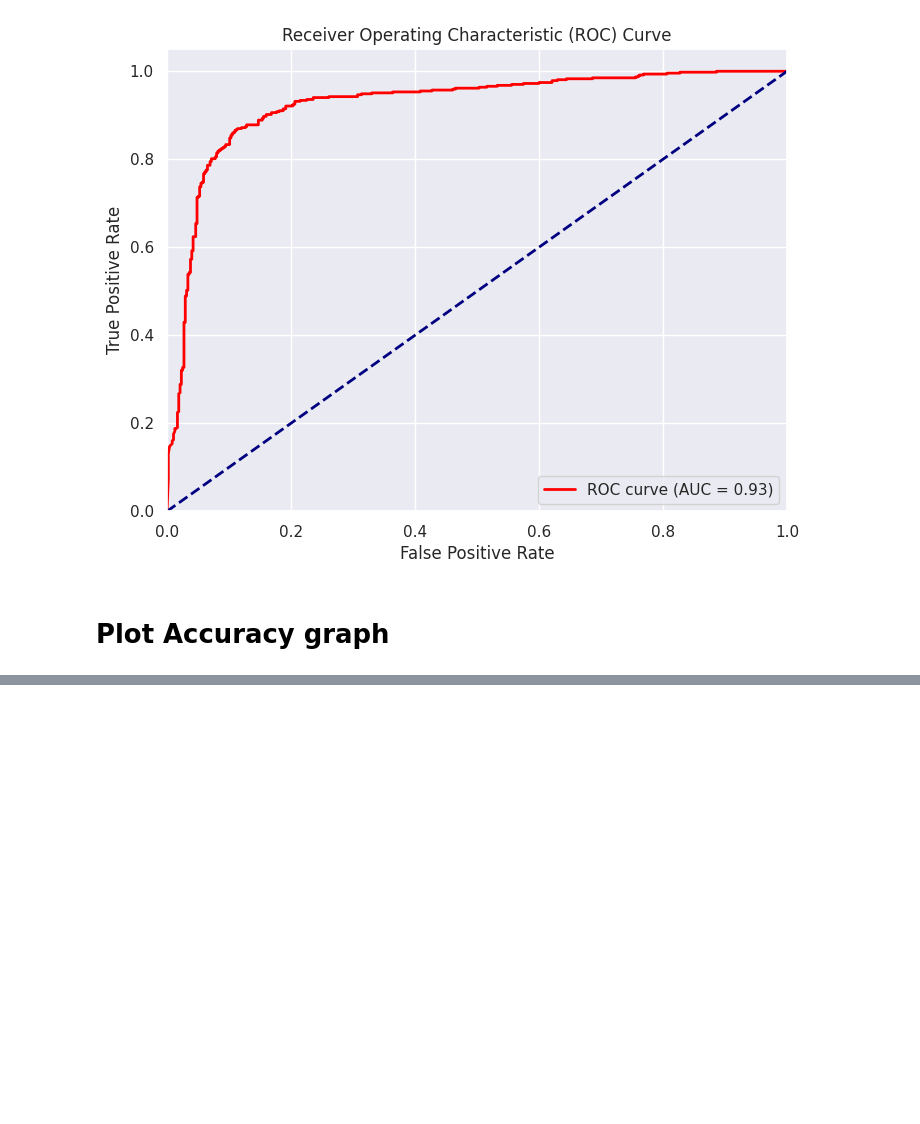
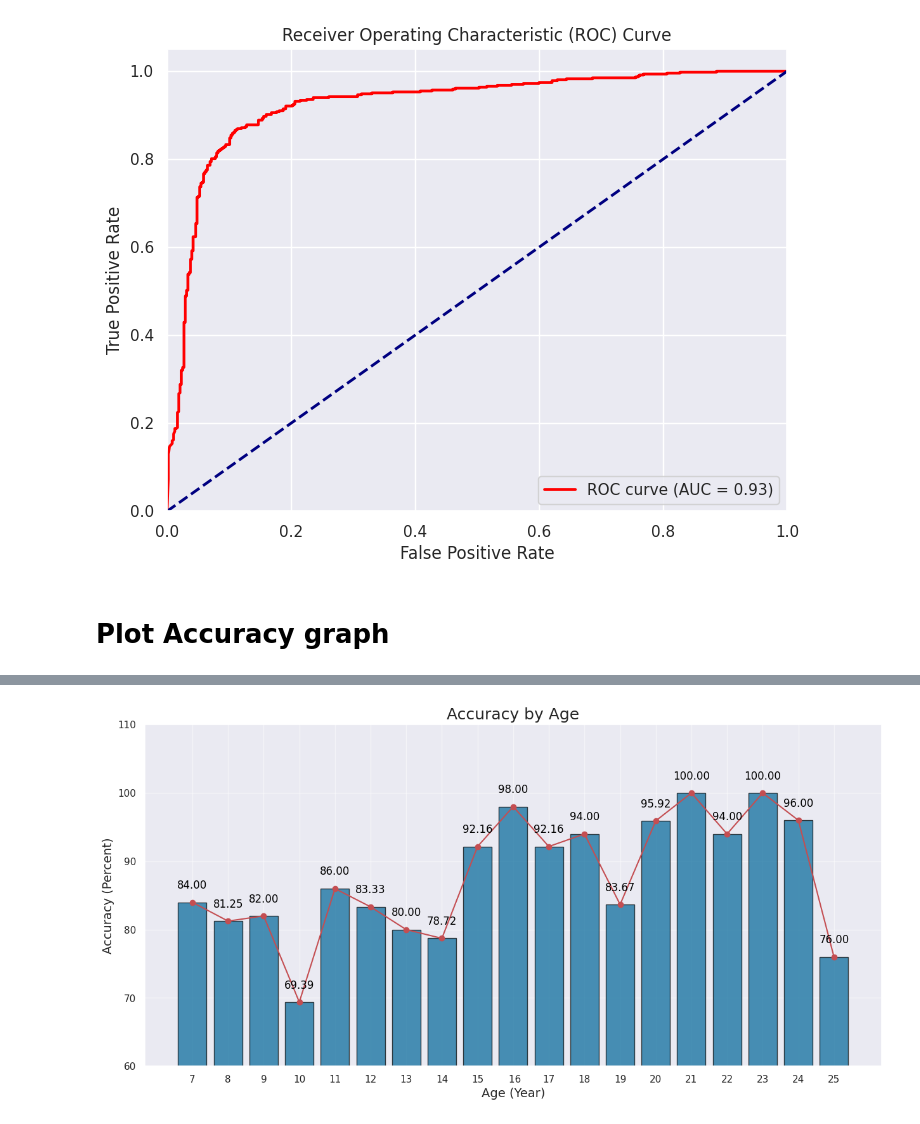
Before and after one commit to nattntn/EfficientNet_Classification_DeepTooth, a Jupyter notebook: 224_05_Predict_Class_Func.ipynb, the cells around one changed output, grey strips where cells are left out. Cells and saved outputs as stored; diff of their text form; code cells hidden in the pictures; blank space fills up the shorter version.

```diff
--- a/224_05_Predict_Class_Func.ipynb
+++ b/224_05_Predict_Class_Func.ipynb
@@ -2291,0 +2417,28 @@ plt.show();
+# %%
+import matplotlib.pyplot as plt
+plt.figure(figsize=(15,7))
+ages = ['7', '8', '9', '10', '11', '12', '13', '14', '15',' 16', '17', '18', '19', '20', '21', '22', '23', '24', '25']
+accuracy = [84.00, 81.25, 82.00, 69.39, 86.00, 83.33, 80.00, 78.72, 92.16, 98.00, 92.16, 94.00, 83.67, 95.92, 100.00, 94.00, 100.00, 96.00, 76.00]
+#colors = [ '#051414','#0a2929','#0f3d3d', '#145252', '#196666', '#1f7a7a', '#248f8f', '#29a3a3', '#2eb8b8', '#33cccc', '#47d1d1','#5cd6d6', '#70dbdb', '#85e0e0', '#99e6e6', '#adebeb', '#c2f0f0', '#d6f5f5','#ebfafa']
+
+# สร้างกราฟแท่ง
+plt.subplot()
+bars = plt.bar(ages, accuracy, width = 0.8, color = '#006699', alpha=0.7, edgecolor='black', linewidth=1)
+plt.subplot()
+plt.plot(ages, accuracy,'ro-')
+
+plt.xticks(range(len(ages)), ages)
+plt.xlabel('Age (Year)', fontsize=14)
+plt.ylabel('Accuracy (Percent)',fontsize=14)
+plt.title('Accuracy by Age', fontsize=18)
+plt.grid(True, alpha=0.5)
+plt.ylim(60, 110)  # กำหนดช่วงค่าบนแกน y
+
+# Add text labels for accuracy above each bar
+for bar, accuracy in zip(bars, accuracy):
+    plt.text(bar.get_x() + bar.get_width() / 1 - 0.4, accuracy + 2, f'{accuracy:.2f}', ha='center', color='black',fontsize=12)
+
+# แสดงกราฟ
+plt.show();
+# %% [output]
+[figure, added]
```
Also changed, not shown: parts of 43 cells of this notebook.
